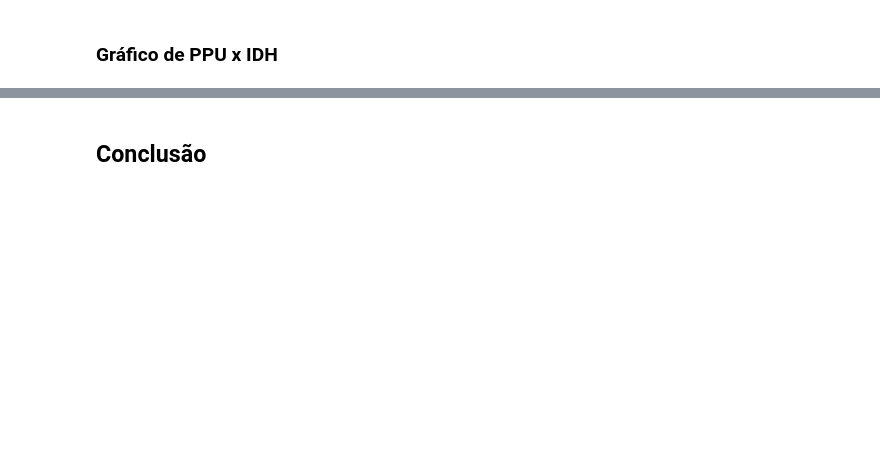
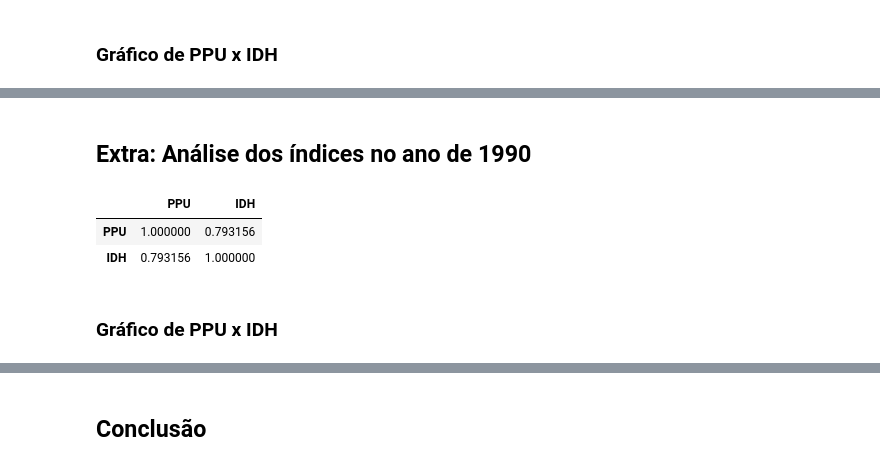
Before and after one commit to brunowinik/Projeto1, a Jupyter notebook: Projeto 1 .ipynb, the cells around one changed output, grey strips where cells are left out. Drawn from its saved outputs; the diff is of its cells as text; code cells hidden in the pictures; blank space fills up the shorter version.

```diff
--- a/Projeto 1 .ipynb
+++ b/Projeto 1 .ipynb
@@ -154,3 +159,26 @@ plt.show()
 # %% [output]
 [interactive output not drawn]
 [interactive output not drawn]
+# %% [markdown]
+## Extra: Análise dos índices no ano de 1990
+# %%
+#Selecionando o ano de 1990
+dados_IDH_1990=dados_IDH.loc[:,['geo',1990]]
+dados_PPU_1990=dados_PPU.loc[:,['geo',1990]]
+#Indexando os dataframes
+dados_IDHy=dados_IDH_1990.set_index("geo")
+dados_PPUy=dados_PPU_1990.set_index('geo')
+dados_regiaox=dados_regiao.set_index('Country')
+#Juntando a PPU com o IDH
+dy =dados_PPUy.join(dados_IDHy, how='inner', lsuffix='_PPU', rsuffix='_IDH')
+dy["PPU"] = dy.pop("1990_PPU")
+dy["IDH"] = dy.pop("1990_IDH")
+regioesy=dy.join(dados_regiaox,how='inner')
+#Vamos analisar a correlação
+dy.dropna().corr()
+# %% [output]
+|  | PPU | IDH |
+| PPU | 1.000000 | 0.793156 |
+| IDH | 0.793156 | 1.000000 |
+# %% [markdown]
+### Gráfico de PPU x IDH
```
Also changed, not shown: parts of 3 cells of this notebook.
